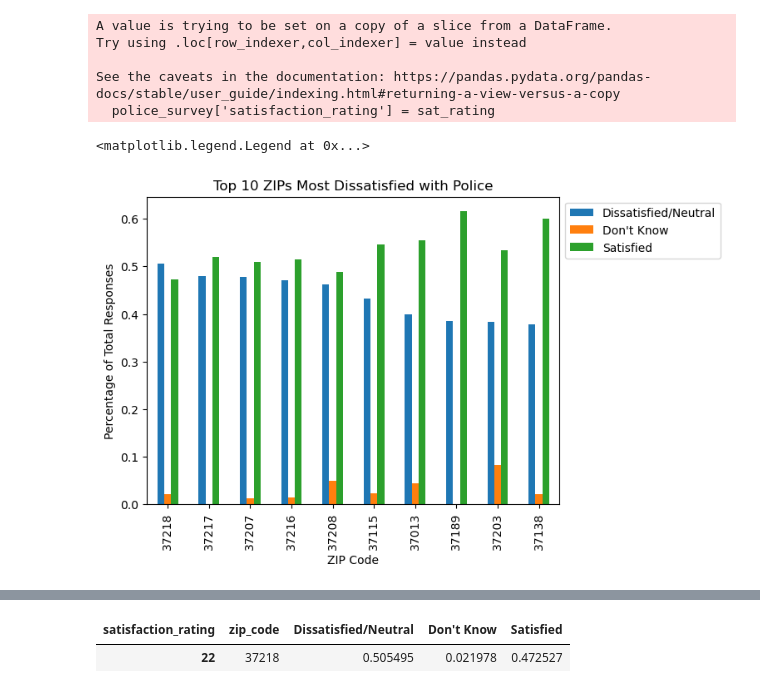
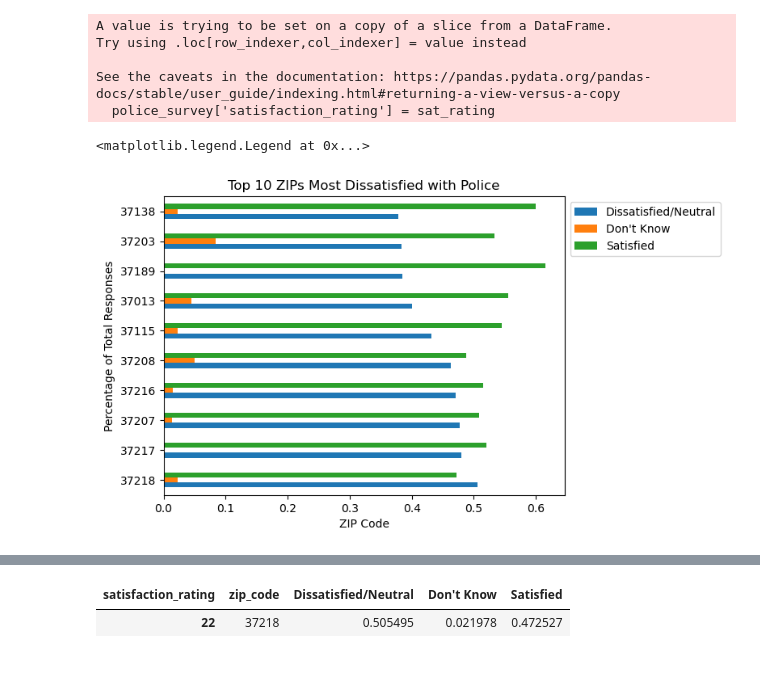
Before and after one commit to edwardbrown750/nss_da9_Capstone, a Jupyter notebook: notebook/ed_brown_da9_capstone_analysis_notebook.ipynb, the cells around one changed output, grey strips where cells are left out. Saved outputs shown, nothing was run; the diff lists cells and outputs as text; code cells hidden in the pictures.

```diff
--- a/notebook/ed_brown_da9_capstone_analysis_notebook.ipynb
+++ b/notebook/ed_brown_da9_capstone_analysis_notebook.ipynb
@@ -426,16 +484,18 @@ See the caveats in the documentation: https://pandas.pydata.org/pandas-docs/stab
   police_survey['satisfaction_rating'] = sat_rating
 # %%
 police_survey_unstack = police_survey.groupby('zip_code')['satisfaction_rating'].value_counts(normalize=True).sort_values().unstack().reset_index()
+# %%
+top_10_police_dissat = police_survey_unstack.sort_values('Dissatisfied/Neutral', ascending=False).head(10)
 # %%
-police_survey_unstack.sort_values('Dissatisfied/Neutral', ascending=False).head(10).plot(x='zip_code',
-                                                                                kind='bar')
+top_10_police_dissat.plot(x='zip_code',
+                                                                                kind='barh')
 plt.title('Top 10 ZIPs Most Dissatisfied with Police')
 plt.xlabel('ZIP Code')
 plt.ylabel('Percentage of Total Responses')
 plt.legend(bbox_to_anchor=(1.0, 1.0))
 # %% [output]
 <matplotlib.legend.Legend at 0x...>
-[figure, old version]
+[figure, new version]
 # %%
 top_10_police_dissat = police_survey_unstack.sort_values('Dissatisfied/Neutral', ascending=False).head(10)
 # %%
```
Also changed, not shown: parts of 16 cells of this notebook, 2 other files.
